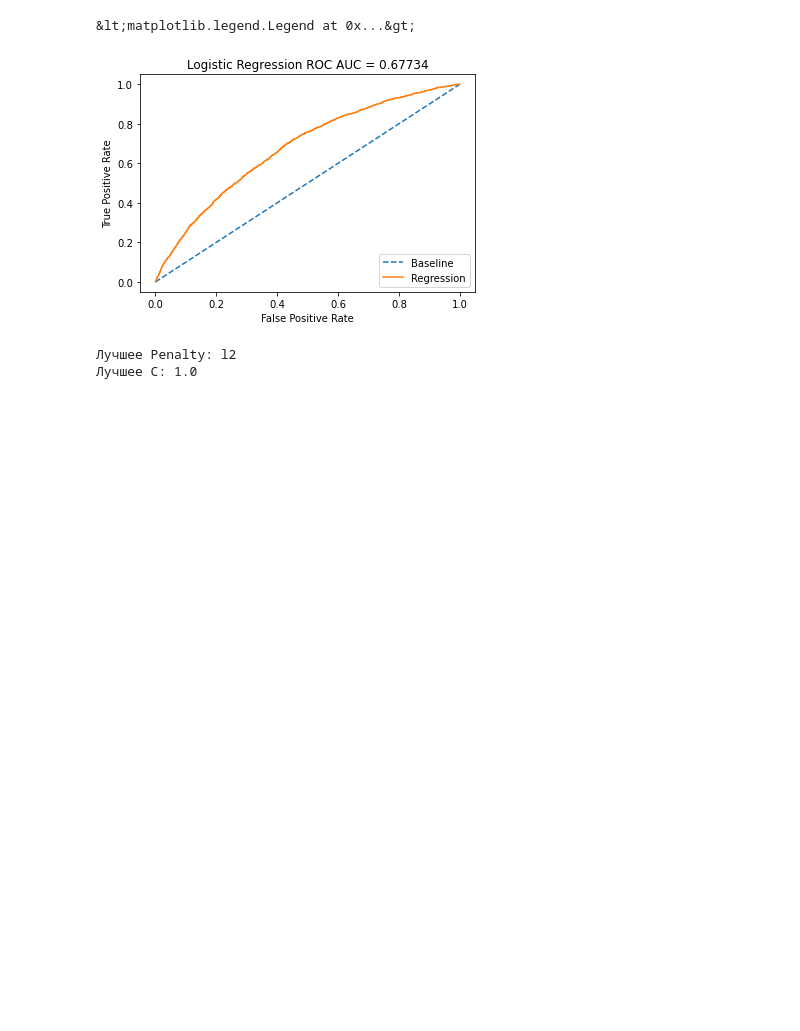
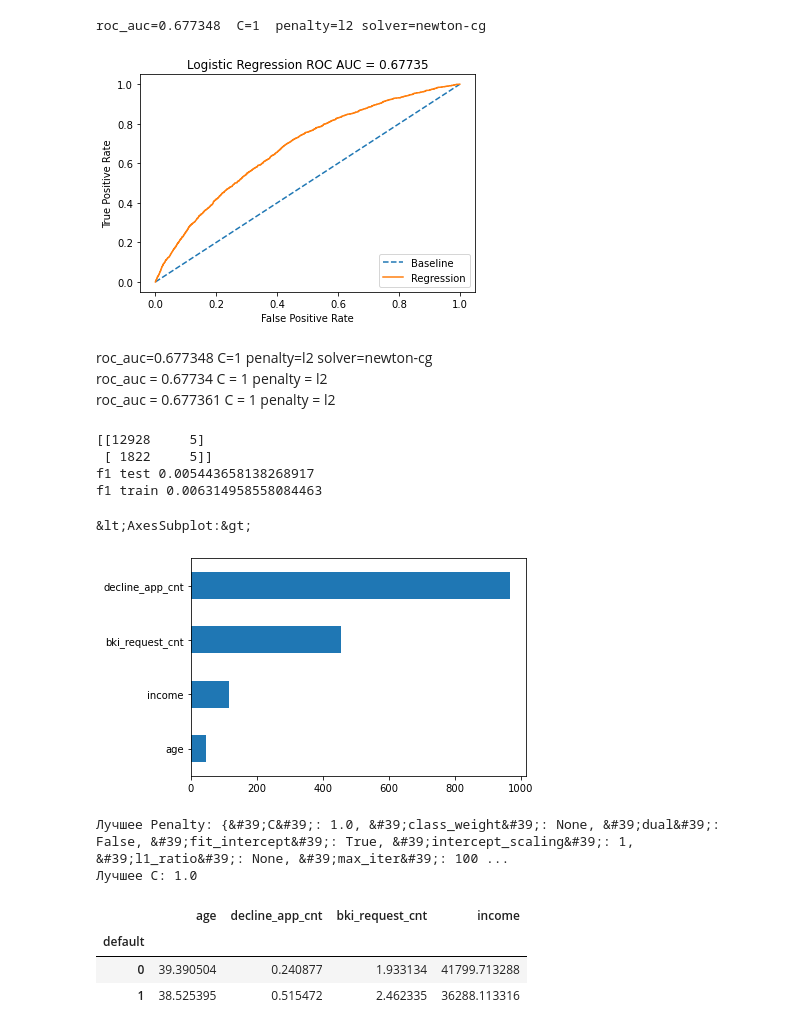
Before and after one commit to aberkoveo/skillfactory, a Jupyter notebook: Projects/Project_4/scoring_nb.ipynb, the cells around one changed output. Drawn from its saved outputs; the diff is of its cells as text; code cells hidden in the pictures; blank space fills up the shorter version.

```diff
--- a/Projects/Project_4/scoring_nb.ipynb
+++ b/Projects/Project_4/scoring_nb.ipynb
@@ -33,11 +38,14 @@ X_train, X_test, y_train, y_test = train_test_split(X, Y, test_size=0.20, random
 # %%
 C = 1
 penalty = 'l2'
+solver = 'newton-cg'
 
-model = LogisticRegression(C=C, penalty=penalty)
+model = LogisticRegression(C=C, penalty=penalty, solver=solver)
 model.fit(X_train, y_train)
 
 probs = model.predict_proba(X_test)
+y_pred = model.predict(X_test)
+y_pred_train = model.predict(X_train)
 probs = probs[:,1]
 
 fpr, tpr, threshold = roc_curve(y_test, probs)
@@ -46,13 +54,37 @@ roc_auc = roc_auc_score(y_test, probs)
 plt.figure()
 plt.plot([0, 1], label='Baseline', linestyle='--')
 plt.plot(fpr, tpr, label = 'Regression')
-plt.title('Logistic Regression ROC AUC = %0.5f' % roc_auc)
+plt.title(f'Logistic Regression ROC AUC = {roc_auc:.5f}')
 plt.ylabel('True Positive Rate')
 plt.xlabel('False Positive Rate')
 plt.legend(loc = 'lower right')
+
+print(f'roc_auc={round(roc_auc, 6)}  C={C}  penalty={penalty} solver={solver}')
 # %% [output]
-&lt;matplotlib.legend.Legend at 0x...&gt;
+roc_auc=0.677348  C=1  penalty=l2 solver=newton-cg
 [figure]
+# %% [markdown]
+roc_auc=0.677348  C=1  penalty=l2 solver=newton-cg
+roc_auc = 0.67734 C = 1 penalty = l2
+roc_auc = 0.677361  C = 1  penalty = l2
+# %%
+print(confusion_matrix(y_test, y_pred))
+
+print(f'f1 test {f1_score(y_test, y_pred)}')
+print(f'f1 train {f1_score(y_train, y_pred_train)}')
+# %% [output]
+[[12928     5]
+ [ 1822     5]]
+f1 test 0.005443658138268917
+f1 train 0.006314958558084463
+# %%
+data = data_obj.data
+imp_num = Series(f_classif(data[data_obj.num_cols], data['default'])[0], index = data_obj.num_cols)
+imp_num.sort_values(inplace = True)
+imp_num.plot(kind = 'barh')
+# %% [output]
+&lt;AxesSubplot:&gt;
+[figure, added]
 # %%
 # Добавим типы регуляризации
 penalty = ['l1', 'l2']
@@ -60,20 +92,21 @@ penalty = ['l1', 'l2']
 # Зададим ограничения для параметра регуляризации
 C = np.logspace(0, 4, 10)
 
+solver = ['newton-cg', 'lbfgs', 'liblinear', 'sag', 'saga']
 # Создадим гиперпараметры
 hyperparameters = dict(C=C, penalty=penalty)
 
-model = LogisticRegression()
+model = LogisticRegression(solver='newton-cg')
 model.fit(X_train, y_train)
 
 # Создаем сетку поиска с использованием 5-кратной перекрестной проверки
-clf = GridSearchCV(model, hyperparameters, cv=5, verbose=0)
+clf = GridSearchCV(model, hyperparameters, cv=10, verbose=0)
 
 best_model = clf.fit(X_train, y_train)
 
 # View best hyperparameters
-print('Лучшее Penalty:', best_model.best_estimator_.get_params()['penalty'])
+print('Лучшее Penalty:', best_model.best_estimator_.get_params())
 print('Лучшее C:', best_model.best_estimator_.get_params()['C'])
 # %% [output]
-Лучшее Penalty: l2
+Лучшее Penalty: {&#39;C&#39;: 1.0, &#39;class_weight&#39;: None, &#39;dual&#39;: False, &#39;fit_intercept&#39;: True, &#39;intercept_scaling&#39;: 1, &#39;l1_ratio&#39;: None, &#39;max_iter&#39;: 100 ...
 Лучшее C: 1.0
@@ -79,0 +151,8 @@ print('Лучшее C:', best_model.best_estimator_.get_params()['C'])
+# %%
+data = data_obj.data
+data.groupby(by='default')[data_obj.num_cols].mean()#agg(lambda x: x.value_counts().index[0])
+# %% [output]
+|  | age | decline_app_cnt | bki_request_cnt | income |
+| default |  |  |  |  |
+| 0 | 39.390504 | 0.240877 | 1.933134 | 41799.713288 |
+| 1 | 38.525395 | 0.515472 | 2.462335 | 36288.113316 |
```
Also changed, not shown: parts of 8 cells of this notebook, 3 other files.
